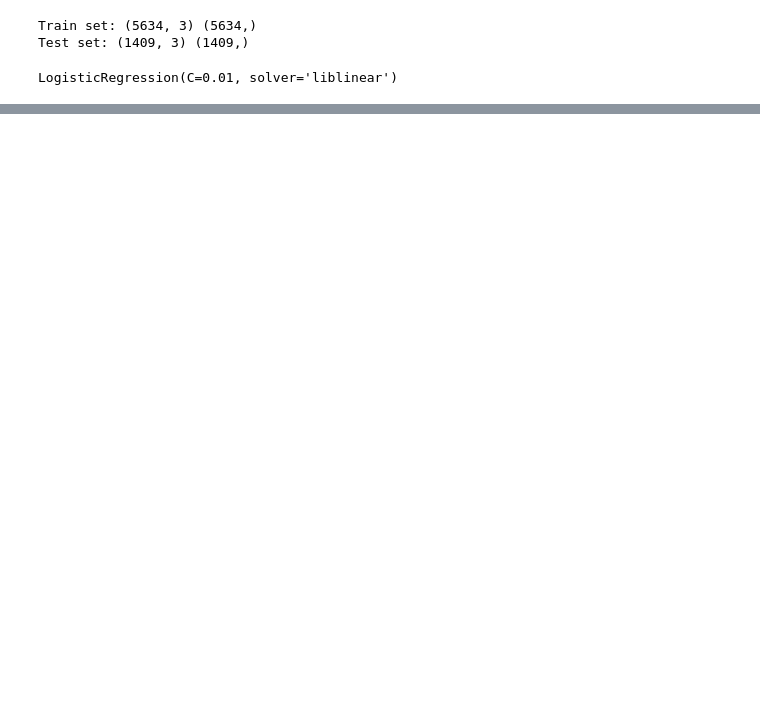
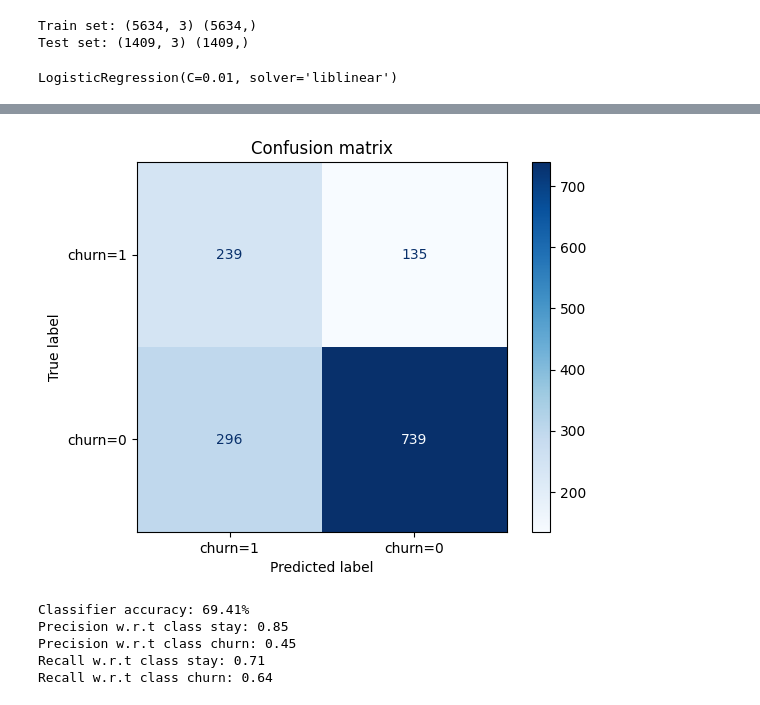
Before and after one commit to MrzAhmadi/Telco-Customer-Churn, a Jupyter notebook: notebook.ipynb, the cells around one changed output, grey strips where cells are left out. Cells and saved outputs as stored; diff of their text form; code cells hidden in the pictures; blank space fills up the shorter version.

```diff
--- a/notebook.ipynb
+++ b/notebook.ipynb
@@ -290,0 +339,37 @@ log_loss(y_test, yhat_prob)
+# %%
+kernel = 'rbf'
+
+model = SVC(kernel=kernel, class_weight='balanced')
+model.fit(X_train, y_train)
+
+y_predict = model.predict(x_test)
+
+# Plot Confusion Matrix
+cnf_matrix = confusion_matrix(y_test, y_predict, labels=[1, 0])
+np.set_printoptions(precision=2)
+
+disp = ConfusionMatrixDisplay(confusion_matrix=cnf_matrix, display_labels=['churn=1', 'churn=0'])
+disp.plot(cmap=plt.cm.Blues)
+plt.title('Confusion matrix')
+plt.show()
+
+# Calculate metrics
+accuracy = accuracy_score(y_test, y_predict)
+precision_stay = precision_score(y_test, y_predict, pos_label=0, zero_division=1)
+precision_churn = precision_score(y_test, y_predict, pos_label=1, zero_division=1)
+recall_stay = recall_score(y_test, y_predict, pos_label=0)
+recall_churn = recall_score(y_test, y_predict, pos_label=1)
+
+# Print results
+print('Classifier accuracy: {:.2f}%'.format(accuracy * 100))
+print('Precision w.r.t class stay: {:.2f}'.format(precision_stay))
+print('Precision w.r.t class churn: {:.2f}'.format(precision_churn))
+print('Recall w.r.t class stay: {:.2f}'.format(recall_stay))
+print('Recall w.r.t class churn: {:.2f}'.format(recall_churn))
+# %% [output]
+[figure, added]
+Classifier accuracy: 69.41%
+Precision w.r.t class stay: 0.85
+Precision w.r.t class churn: 0.45
+Recall w.r.t class stay: 0.71
+Recall w.r.t class churn: 0.64
```
Also changed, not shown: parts of 20 cells of this notebook.
